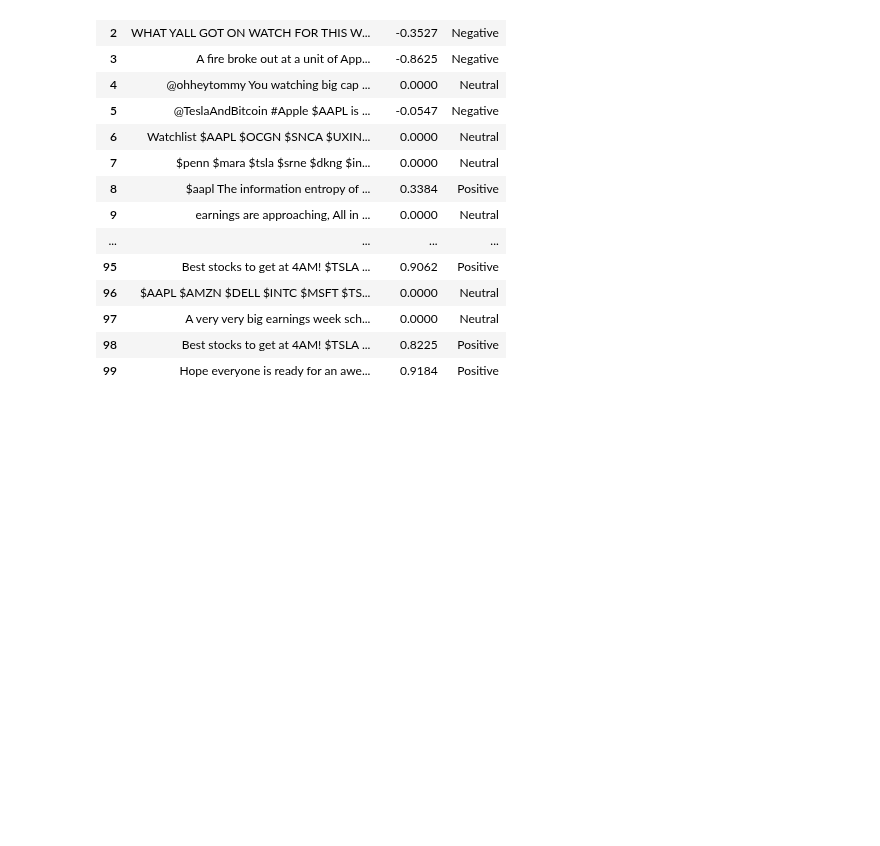
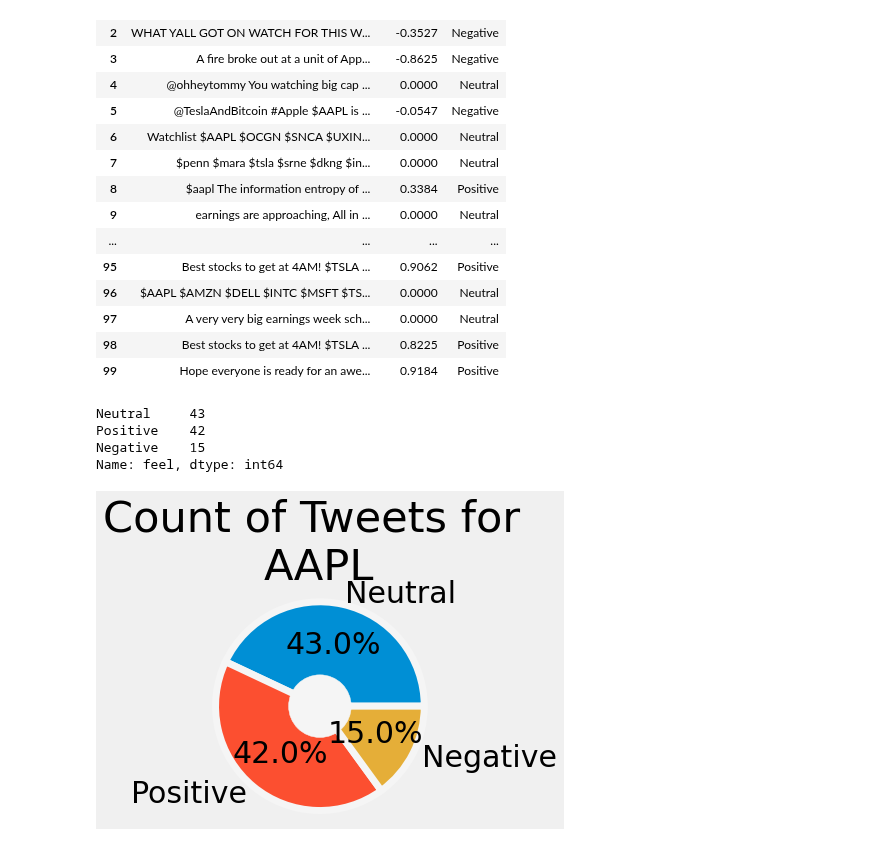
Before and after one commit to ghcn345/Stock-Market-Prediction, a Jupyter notebook: stock_market_NLP.ipynb, the cells around one changed output. Drawn from its saved outputs; the diff is of its cells as text; code cells hidden in the pictures; blank space fills up the shorter version.

```diff
--- a/stock_market_NLP.ipynb
+++ b/stock_market_NLP.ipynb
@@ -107,3 +107,28 @@ df[['tweet', 'sentiment', 'feel']]
 | 97 | A very very big earnings week sch... | 0.0000 | Neutral |
 | 98 | Best stocks to get at 4AM! $TSLA ... | 0.8225 | Positive |
 | 99 | Hope everyone is ready for an awe... | 0.9184 | Positive |
+# %%
+print(df.feel.value_counts())
+
+plt.style.use('fivethirtyeight')
+plt.rcParams['font.size'] = 30
+fig, ax = plt.subplots()
+
+ax.pie(list(df.feel.value_counts()),
+       labels=df.feel.value_counts().index,
+       autopct='%1.1f%%',
+       wedgeprops = { 'linewidth': 7, 'edgecolor': 'whitesmoke' })
+
+circle = plt.Circle((0,0), 0.3, color='whitesmoke')
+fig = plt.gcf()
+fig.gca().add_artist(circle)
+
+ax.set_title(f"Count of Tweets for \n{'AAPL'}")
+ax.axis('equal')
+plt.show()
+# %% [output]
+Neutral     43
+Positive    42
+Negative    15
+Name: feel, dtype: int64
+[figure, added]
```
Also changed, not shown: parts of 1 cell of this notebook.
